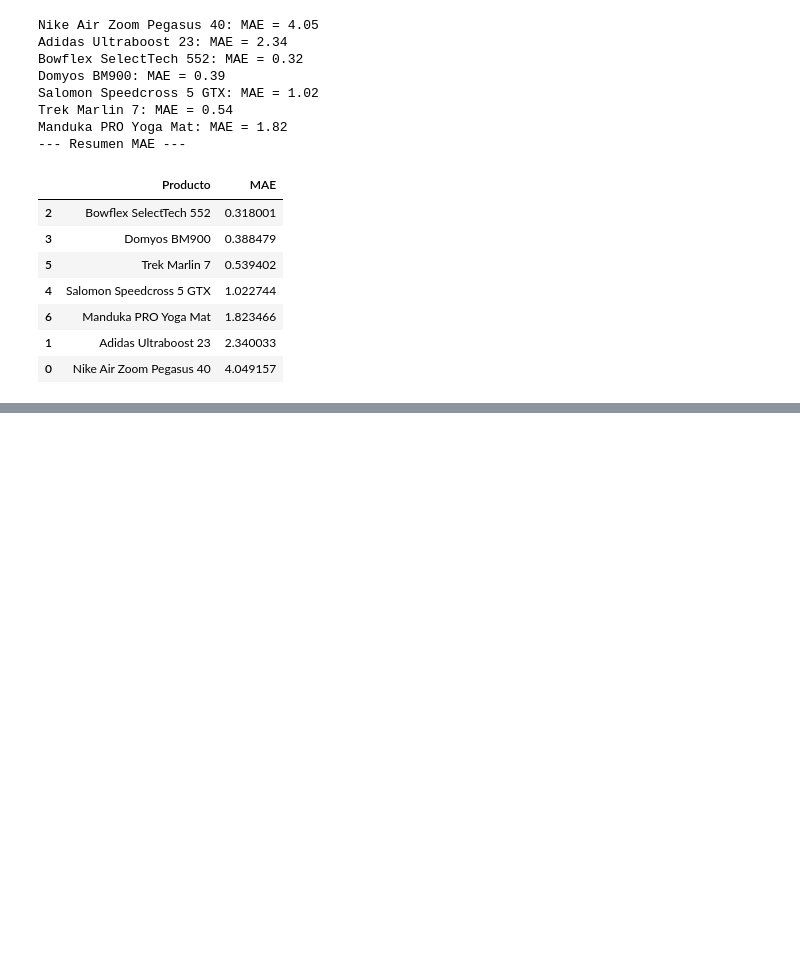
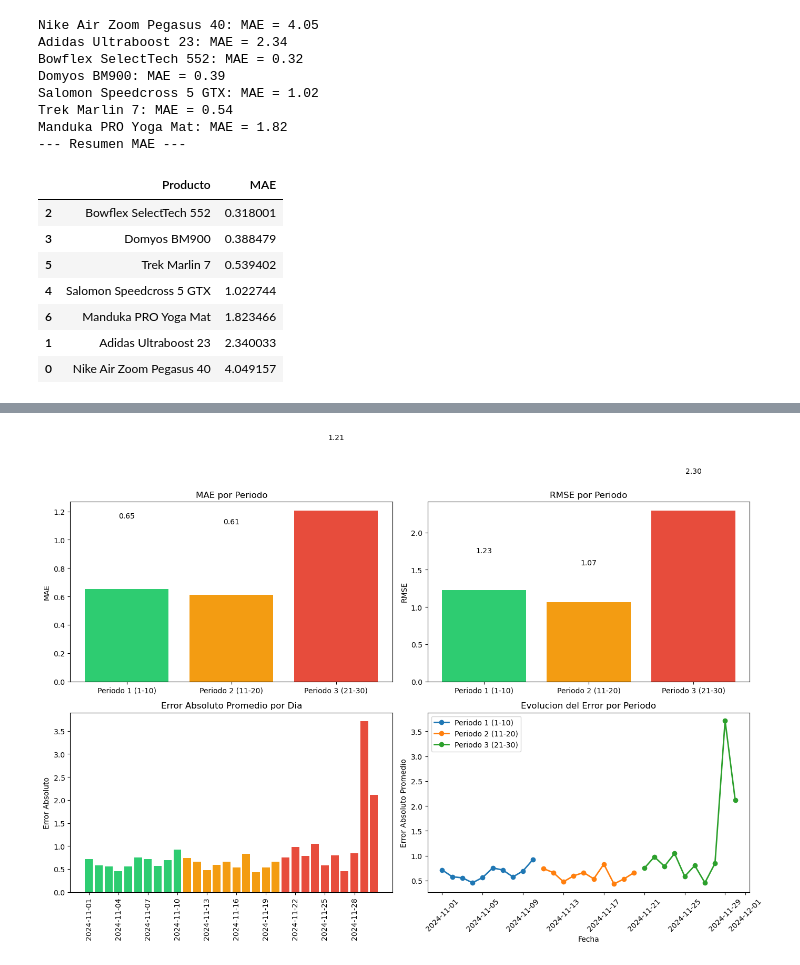
Before and after one commit to jeo20/ds4b, a Jupyter notebook: notebooks/entrenamiento.ipynb, the cells around one changed output, grey strips where cells are left out. Cells and saved outputs as stored; diff of their text form; code cells hidden in the pictures; blank space fills up the shorter version.

```diff
--- a/notebooks/entrenamiento.ipynb
+++ b/notebooks/entrenamiento.ipynb
@@ -675,3 +675,94 @@ Manduka PRO Yoga Mat: MAE = 1.82
 | 6 | Manduka PRO Yoga Mat | 1.823466 |
 | 1 | Adidas Ultraboost 23 | 2.340033 |
 | 0 | Nike Air Zoom Pegasus 40 | 4.049157 |
+# %%
+# Analisis de degradacion del error en noviembre 2024
+from sklearn.metrics import mean_absolute_error, mean_squared_error
+
+# Dividir noviembre en 3 periodos de 10 dias
+nov2024_sorted = nov2024.sort_values("fecha").copy()
+nov2024_sorted["dia"] = nov2024_sorted["fecha"].dt.day
+
+def asignar_periodo(dia):
+    if dia <= 10:
+        return "Periodo 1 (1-10)"
+    elif dia <= 20:
+        return "Periodo 2 (11-20)"
+    else:
+        return "Periodo 3 (21-30)"
+
+nov2024_sorted["periodo"] = nov2024_sorted["dia"].apply(asignar_periodo)
+
+# Predicciones para todo noviembre
+X_nov = nov2024_sorted[feature_cols]
+y_actual_nov = nov2024_sorted[target].values
+y_pred_nov = model.predict(X_nov)
+nov2024_sorted["prediccion"] = y_pred_nov
+nov2024_sorted["error"] = np.abs(y_actual_nov - y_pred_nov)
+nov2024_sorted["error_cuadrado"] = (y_actual_nov - y_pred_nov) ** 2
+
+# Calcular metricas por periodo
+metricas_periodo = []
+for periodo in ["Periodo 1 (1-10)", "Periodo 2 (11-20)", "Periodo 3 (21-30)"]:
+    periodo_data = nov2024_sorted[nov2024_sorted["periodo"] == periodo]
+    mae = mean_absolute_error(periodo_data[target], periodo_data["prediccion"])
+    rmse = np.sqrt(mean_squared_error(periodo_data[target], periodo_data["prediccion"]))
+    mape = np.mean(np.abs((periodo_data[target] - periodo_data["prediccion"]) / periodo_data[target].replace(0, np.nan))) * 100
+    metricas_periodo.append({"Periodo": periodo, "MAE": mae, "RMSE": rmse, "MAPE": mape})
+
+metricas_df = pd.DataFrame(metricas_periodo)
+print("=== Metricas por Periodo ===")
+print(metricas_df.to_string(index=False))
+
+# Graficar evolucion del error
+fig, axes = plt.subplots(2, 2, figsize=(14, 10))
+
+# 1. MAE por periodo
+colors = ["#2ecc71", "#f39c12", "#e74c3c"]
+axes[0, 0].bar(metricas_df["Periodo"], metricas_df["MAE"], color=colors)
+axes[0, 0].set_title("MAE por Periodo", fontsize=12)
+axes[0, 0].set_ylabel("MAE")
+for i, v in enumerate(metricas_df["MAE"]):
+    axes[0, 0].text(i, v + 0.5, f"{v:.2f}", ha="center", fontsize=10)
+
+# 2. RMSE por periodo
+axes[0, 1].bar(metricas_df["Periodo"], metricas_df["RMSE"], color=colors)
+axes[0, 1].set_title("RMSE por Periodo", fontsize=12)
+axes[0, 1].set_ylabel("RMSE")
+for i, v in enumerate(metricas_df["RMSE"]):
+    axes[0, 1].text(i, v + 0.5, f"{v:.2f}", ha="center", fontsize=10)
+
+# 3. Error absoluto promedio por dia
+error_diario = nov2024_sorted.groupby("fecha")["error"].mean().reset_index()
+error_diario["periodo"] = error_diario["fecha"].dt.day.apply(asignar_periodo)
+color_map = {"Periodo 1 (1-10)": "#2ecc71", "Periodo 2 (11-20)": "#f39c12", "Periodo 3 (21-30)": "#e74c3c"}
+bar_colors = error_diario["periodo"].map(color_map)
+axes[1, 0].bar(range(len(error_diario)), error_diario["error"], color=bar_colors)
+axes[1, 0].set_title("Error Absoluto Promedio por Dia", fontsize=12)
+axes[1, 0].set_ylabel("Error Absoluto")
+axes[1, 0].set_xticks(range(0, len(error_diario), 3))
+axes[1, 0].set_xticklabels([str(d.date()) for d in error_diario["fecha"].iloc[::3]], rotation=90)
+
+# 4. Evolucion del error a lo largo del mes
+for periodo in ["Periodo 1 (1-10)", "Periodo 2 (11-20)", "Periodo 3 (21-30)"]:
+    periodo_data = nov2024_sorted[nov2024_sorted["periodo"] == periodo]
+    error_acum = periodo_data.groupby("fecha")["error"].mean()
+    axes[1, 1].plot(error_acum.index, error_acum.values, marker="o", label=periodo, linewidth=2)
+axes[1, 1].set_title("Evolucion del Error por Periodo", fontsize=12)
+axes[1, 1].set_xlabel("Fecha")
+axes[1, 1].set_ylabel("Error Absoluto Promedio")
+axes[1, 1].legend()
+axes[1, 1].tick_params(axis="x", rotation=45)
+
+plt.tight_layout()
+plt.show()
+
+# Resumen de analisis
+print("=== Analisis de Degradacion del Error ===")
+mae_p1 = metricas_df[metricas_df["Periodo"] == "Periodo 1 (1-10)"]["MAE"].values[0]
+mae_p3 = metricas_df[metricas_df["Periodo"] == "Periodo 3 (21-30)"]["MAE"].values[0]
+degradacion = ((mae_p3 - mae_p1) / mae_p1) * 100
+print(f"MAE Periodo 1: {mae_p1:.2f}")
+print(f"MAE Periodo 3: {mae_p3:.2f}")
+print(f"Degradacion: {degradacion:+.1f}%")
+# %% [output]
@@ -677,0 +774 @@ Manduka PRO Yoga Mat: MAE = 1.82
+[figure, added]
```
Also changed, not shown: parts of 4 cells of this notebook, 3 other files.
